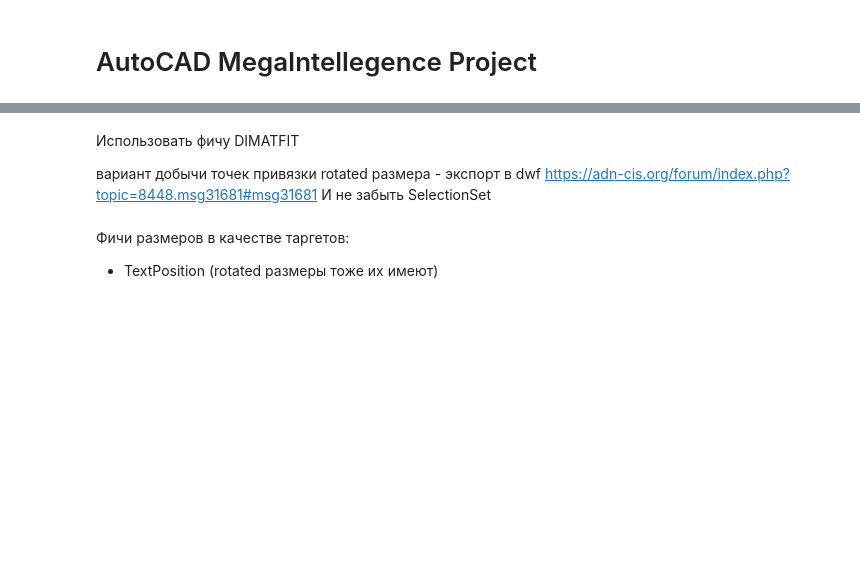
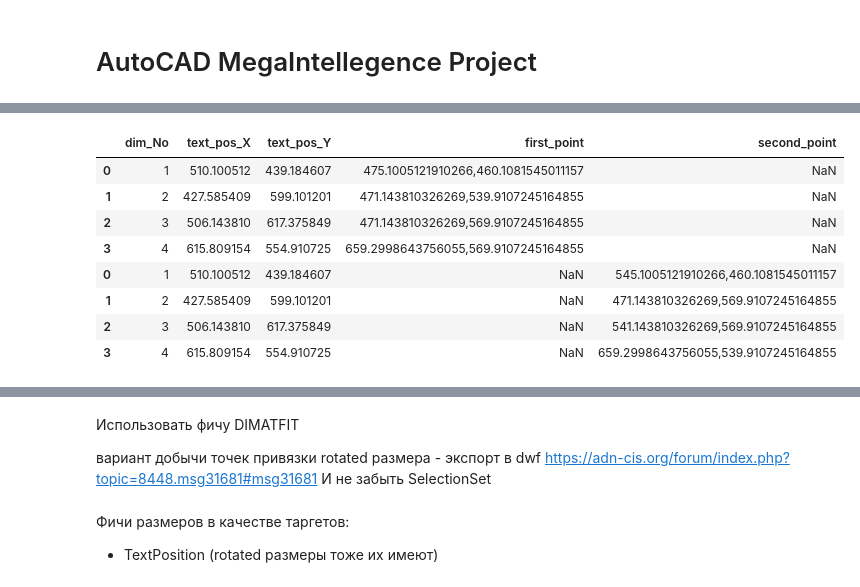
Before and after one commit to Kostanych/AutoCAD_Project, a Jupyter notebook: AutoCADProject.ipynb, the cells around one changed output, grey strips where cells are left out. Drawn from its saved outputs; the diff is of its cells as text; code cells hidden in the pictures; blank space fills up the shorter version.

```diff
--- a/AutoCADProject.ipynb
+++ b/AutoCADProject.ipynb
@@ -31,7 +32,7 @@ for blk in activedoc.Blocks:
 # %%
 # set variables
-df = pd.DataFrame(columns ={'device','start_att_line_X', 'end_att_line_X','start_att_line_Y', 'end_att_line_Y'})
-df = df[['device','start_att_line_X', 'end_att_line_X','start_att_line_Y', 'end_att_line_Y']]
+df = pd.DataFrame(columns ={'device','start_att_line_X', 'end_att_line_X','start_att_line_Y', 'end_att_line_Y','first_point'})
+df = df[['device','start_att_line_X', 'end_att_line_X','start_att_line_Y', 'end_att_line_Y','first_point']]
 dim_aligned, dim_rotated, blockref, i = 0,0,0,0
 # view each object in ModelSpace
 for item in msp:
@@ -91,2 +111,44 @@ df['point_Y'] =np.where(~ df['horizontal'], \
+# %%
+df_dimensions = pd.DataFrame(columns ={'dim_No','start_X','start_Y','end_X', 'end_Y','text_pos_X','text_pos_Y','first_point','second_point'})
+df_dimensions = df_dimensions[['dim_No','start_X','start_Y','end_X','end_Y','text_pos_X','text_pos_Y','first_point','second_point']]
+i=0
+
+for dim in dims:
+    df_dimensions = df_dimensions.append({'dim_No': i+1 , \
+                              'start_X': dim.ExtLine1Point[0],
+                              'start_Y': dim.ExtLine1Point[1],
+                              'end_X': dim.ExtLine2Point[0],
+                              'end_Y': dim.ExtLine2Point[1],
+                              'text_pos_X': dim.TextPosition[0],
+                              'text_pos_Y': dim.TextPosition[1],
+                              'first_point': f'{dim.ExtLine1Point[0]},{dim.ExtLine1Point[1]}',
+                              'second_point': f'{dim.ExtLine2Point[0]},{dim.ExtLine2Point[1]}'}, ignore_index=True)
+    i+=1
+df_dimensions['dim_No'] = df_dimensions['dim_No'].astype(int)
+
+df4 = df_dimensions.drop(columns = {'start_X','start_Y','end_X','end_Y'})
+
+
+df2 = pd.concat([(df4.drop(columns='second_point')),(df4.drop(columns='first_point'))],sort=False)
+
+
+df2
+
+# df4 = df_dimensions.drop(columns = {'start_X','start_Y','end_X','end_Y'})
+# pd.merge((df4.drop(columns='second_point')),\
+#           (df4.drop(columns='first_point')), \
+#           how ='outer', \
+#           left_on= 'first_point', \
+#           right_on = 'second_point')
+# %% [output]
+|  | dim_No | text_pos_X | text_pos_Y | first_point | second_point |
+| 0 | 1 | 510.100512 | 439.184607 | 475.1005121910266,460.1081545011157 | NaN |
+| 1 | 2 | 427.585409 | 599.101201 | 471.143810326269,539.9107245164855 | NaN |
+| 2 | 3 | 506.143810 | 617.375849 | 471.143810326269,569.9107245164855 | NaN |
+| 3 | 4 | 615.809154 | 554.910725 | 659.2998643756055,569.9107245164855 | NaN |
+| 0 | 1 | 510.100512 | 439.184607 | NaN | 545.1005121910266,460.1081545011157 |
+| 1 | 2 | 427.585409 | 599.101201 | NaN | 471.143810326269,569.9107245164855 |
+| 2 | 3 | 506.143810 | 617.375849 | NaN | 541.143810326269,569.9107245164855 |
+| 3 | 4 | 615.809154 | 554.910725 | NaN | 659.2998643756055,539.9107245164855 |
 # %%
 # %% [output]
```
Also changed, not shown: parts of 14 cells of this notebook.
